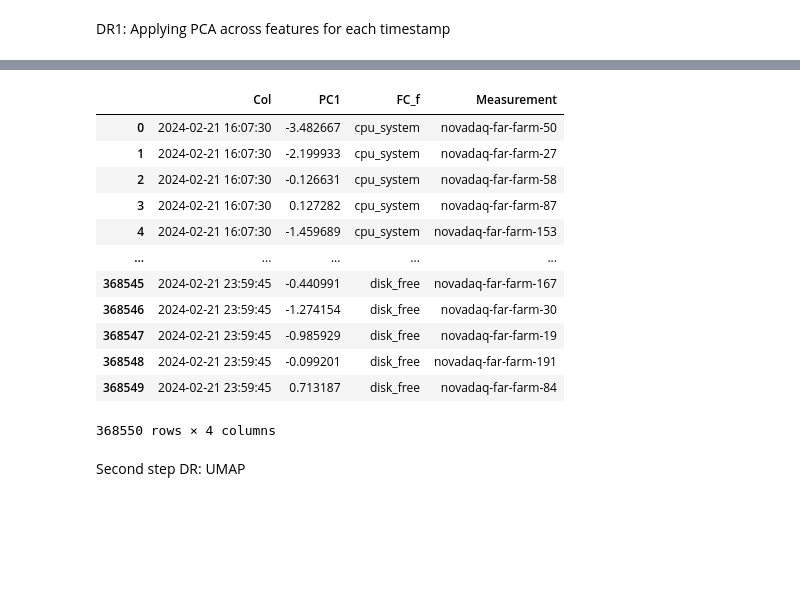
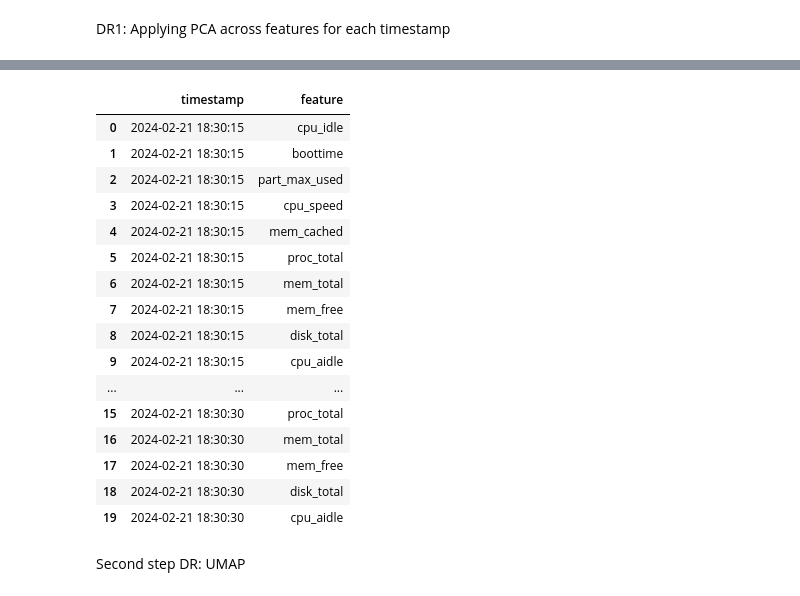
Before and after one commit to allisonaustin/cluster-vis, a Jupyter notebook: server/scripts/dr-features.ipynb, the cells around one changed output, grey strips where cells are left out. Saved outputs shown, nothing was run; the diff lists cells and outputs as text; code cells hidden in the pictures; blank space fills up the shorter version.

```diff
--- a/server/scripts/dr-features.ipynb
+++ b/server/scripts/dr-features.ipynb
@@ -196,0 +144,20 @@ Number of principal components: 4
+# %%
+FC_final.head(20)
+# %% [output]
+|  | timestamp | feature |
+| 0 | 2024-02-21 18:30:15 | cpu_idle |
+| 1 | 2024-02-21 18:30:15 | boottime |
+| 2 | 2024-02-21 18:30:15 | part_max_used |
+| 3 | 2024-02-21 18:30:15 | cpu_speed |
+| 4 | 2024-02-21 18:30:15 | mem_cached |
+| 5 | 2024-02-21 18:30:15 | proc_total |
+| 6 | 2024-02-21 18:30:15 | mem_total |
+| 7 | 2024-02-21 18:30:15 | mem_free |
+| 8 | 2024-02-21 18:30:15 | disk_total |
+| 9 | 2024-02-21 18:30:15 | cpu_aidle |
+| ... | ... | ... |
+| 15 | 2024-02-21 18:30:30 | proc_total |
+| 16 | 2024-02-21 18:30:30 | mem_total |
+| 17 | 2024-02-21 18:30:30 | mem_free |
+| 18 | 2024-02-21 18:30:30 | disk_total |
+| 19 | 2024-02-21 18:30:30 | cpu_aidle |
@@ -197,21 +166,5 @@ Number of principal components: 4
 # %%
 P_final.to_csv('P_final2.csv')
-# %%
-P_final
-# %% [output]
-|  | Col | PC1 | FC_f | Measurement |
-| 0 | 2024-02-21 16:07:30 | -3.482667 | cpu_system | novadaq-far-farm-50 |
-| 1 | 2024-02-21 16:07:30 | -2.199933 | cpu_system | novadaq-far-farm-27 |
-| 2 | 2024-02-21 16:07:30 | -0.126631 | cpu_system | novadaq-far-farm-58 |
-| 3 | 2024-02-21 16:07:30 | 0.127282 | cpu_system | novadaq-far-farm-87 |
-| 4 | 2024-02-21 16:07:30 | -1.459689 | cpu_system | novadaq-far-farm-153 |
-| ... | ... | ... | ... | ... |
-| 368545 | 2024-02-21 23:59:45 | -0.440991 | disk_free | novadaq-far-farm-167 |
-| 368546 | 2024-02-21 23:59:45 | -1.274154 | disk_free | novadaq-far-farm-30 |
-| 368547 | 2024-02-21 23:59:45 | -0.985929 | disk_free | novadaq-far-farm-19 |
-| 368548 | 2024-02-21 23:59:45 | -0.099201 | disk_free | novadaq-far-farm-191 |
-| 368549 | 2024-02-21 23:59:45 | 0.713187 | disk_free | novadaq-far-farm-84 |
-368550 rows × 4 columns
 # %% [markdown]
 Second step DR: UMAP
 # %%
```
Also changed, not shown: parts of 9 cells of this notebook, 8 other files.
